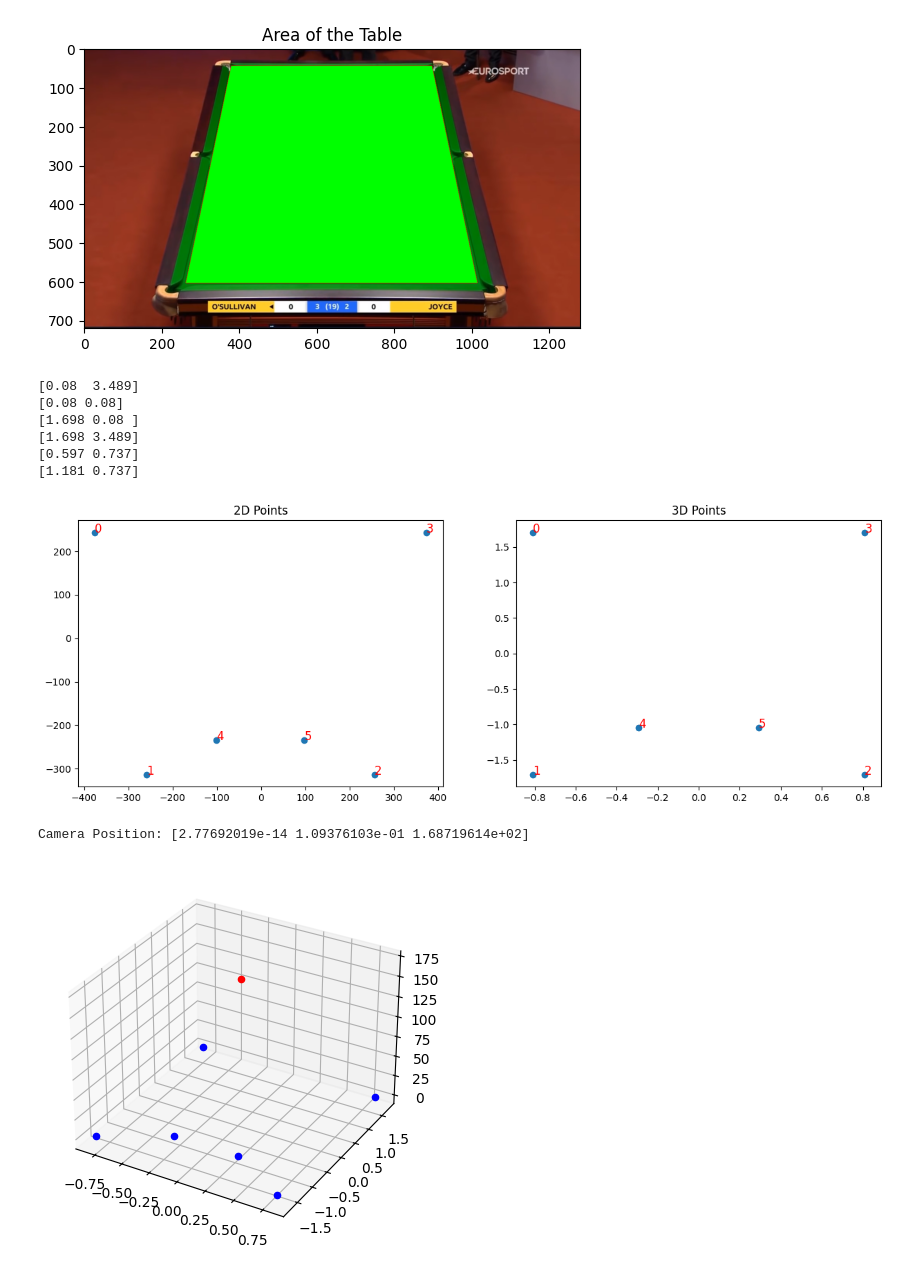
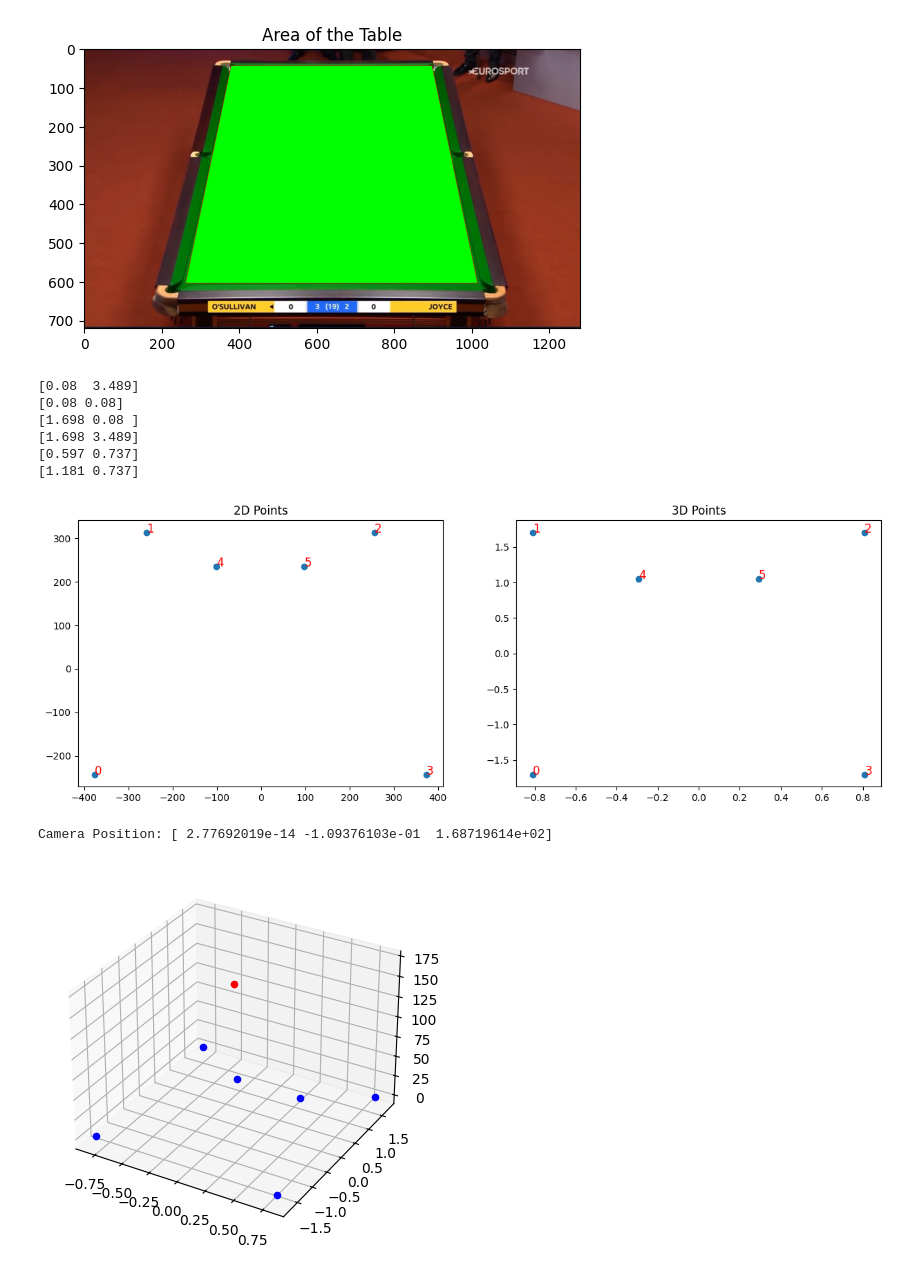
Before and after one commit to SamuelCorecco/Computer_Vision_Project, a Jupyter notebook: Task2.ipynb, the cells around one changed output. Saved outputs shown, nothing was run; the diff lists cells and outputs as text; code cells hidden in the pictures.

```diff
--- a/Task2.ipynb
+++ b/Task2.ipynb
@@ -714,12 +714,17 @@ world_coords_3d = np.array([
     [middle_x + 0.292, middle_y - 1.0475, 0.8 + 0.02625],
 ])
 
-# spe 2.5 center of the table x and y for 2d and 3d
+# spe 2.5 center of the table x and y for 2d and 3d and flip the y axis
 
 world_coords_3d[:, 0] = world_coords_3d[:, 0] - 1.778/2
 world_coords_3d[:, 1] = world_coords_3d[:, 1] - 3.569/2
 pixel_coords[:, 0] = pixel_coords[:, 0]- image.shape[1]/2
 pixel_coords[:, 1] = pixel_coords[:, 1]- image.shape[0]/2
+
+pixel_coords[:, 1] = -pixel_coords[:, 1]
+world_coords_3d[:, 1] = -world_coords_3d[:, 1]
+
+
 
 fig, axs = plt.subplots(1, 2, figsize=(15, 5))
 axs[0].scatter(pixel_coords[:, 0], pixel_coords[:, 1])
@@ -771,33 +776,33 @@ K, R, T = decompose_camera_matrix(M_camera)
 
 def compute_camera_position(K, R, T):
     K_inv = np.linalg.inv(K)
     C = -R.T.dot(T)
     return C
 
 C = compute_camera_position(K, R, T)
 
 print(f'Camera Position: {C}')
 
 # plot in 3D
 
 from mpl_toolkits.mplot3d import Axes3D
 
 fig = plt.figure()
 ax = fig.add_subplot(111, projection='3d')
 
 # plot the camera position and world coordinates
 ax.scatter(C[0], C[1], C[2], c='r', marker='o')
 for i in range(len(world_coords_3d)):
     ax.scatter(world_coords_3d[i][0], world_coords_3d[i][1], world_coords_3d[i][2], c='b', marker='o')
 
 plt.show()
 # %% [output]
 [0.08  3.489]
 [0.08 0.08]
 [1.698 0.08 ]
 [1.698 3.489]
 [0.597 0.737]
 [1.181 0.737]
-[figure, old version]
+[figure, new version]
-Camera Position: [2.77692019e-14 1.09376103e-01 1.68719614e+02]
+Camera Position: [ 2.77692019e-14 -1.09376103e-01  1.68719614e+02]
-[figure, old version]
+[figure, new version]
```
Also changed, not shown: 3 other files.
